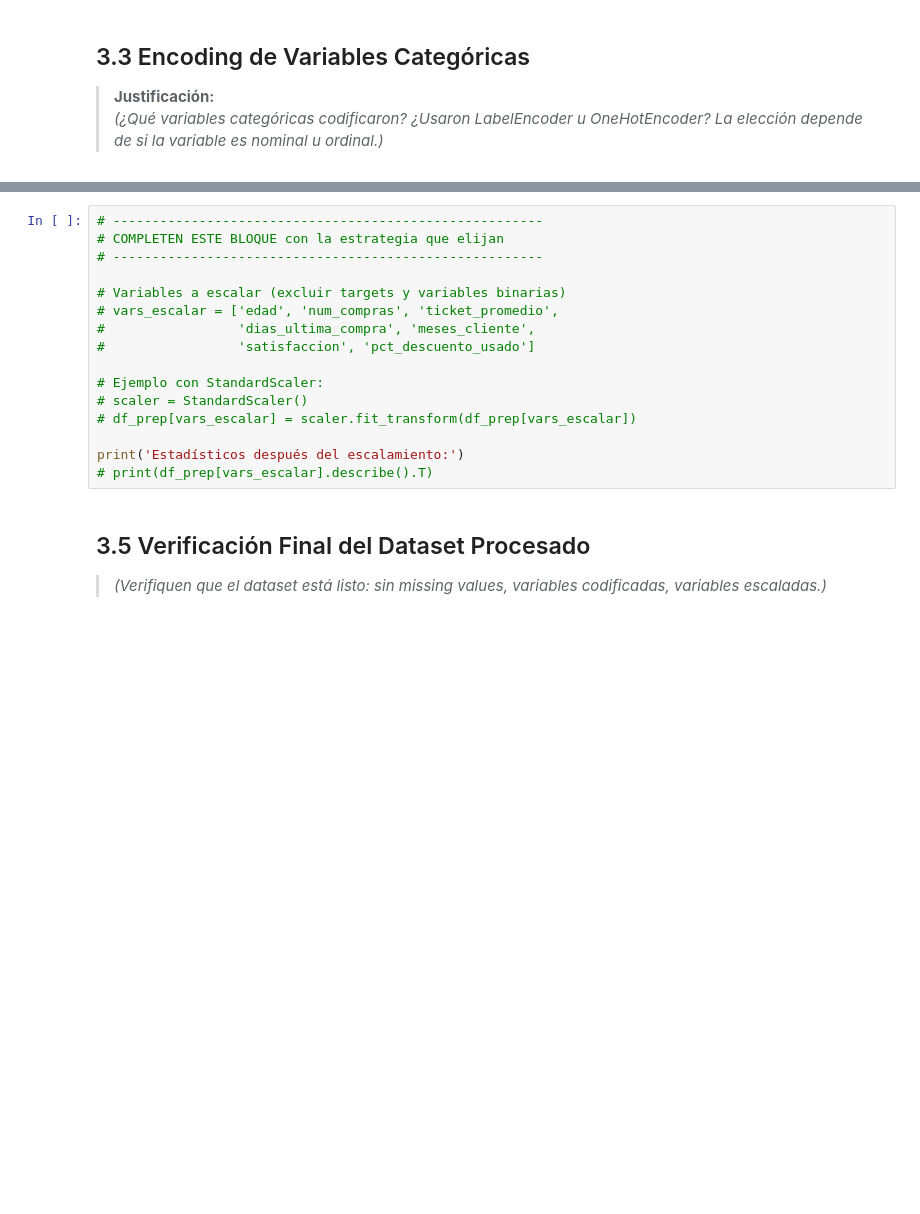
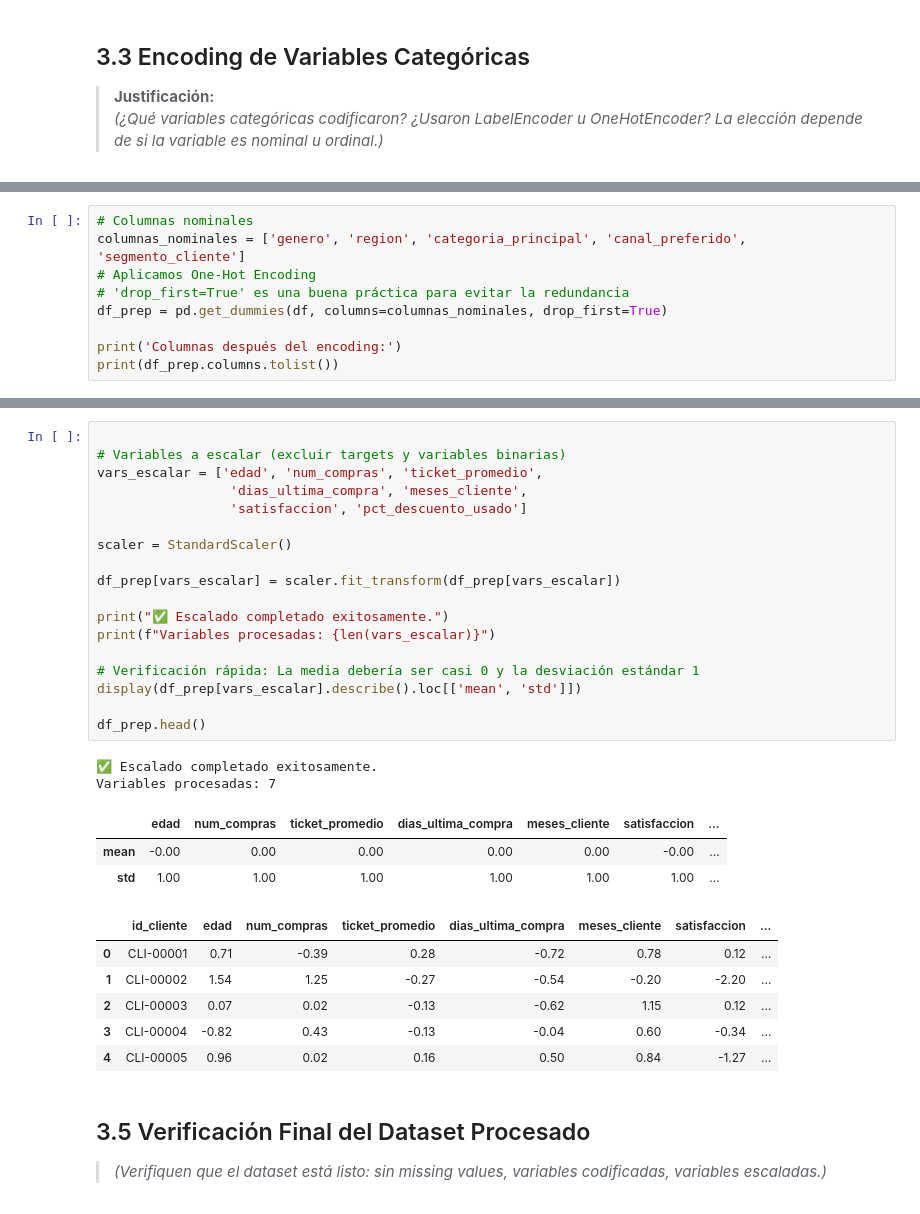
Before and after one commit to ChenteDUOC/Proyecto_Semestral_MACHINE_LEARNING, a Jupyter notebook: EP1_RetailSmart_Base.ipynb, the cells around one changed output, grey strips where cells are left out. Drawn from its saved outputs; the diff is of its cells as text; blank space fills up the shorter version.

```diff
--- a/EP1_RetailSmart_Base.ipynb
+++ b/EP1_RetailSmart_Base.ipynb
@@ -459,0 +452,9 @@ print(df_prep.columns.tolist())
+# %%
+# Columnas nominales
+columnas_nominales = ['genero', 'region', 'categoria_principal', 'canal_preferido', 'segmento_cliente']
+# Aplicamos One-Hot Encoding
+# 'drop_first=True' es una buena práctica para evitar la redundancia
+df_prep = pd.get_dummies(df, columns=columnas_nominales, drop_first=True)
+
+print('Columnas después del encoding:')
+print(df_prep.columns.tolist())
@@ -460,19 +469,33 @@ print(df_prep.columns.tolist())
 # %%
-# -------------------------------------------------------
-# COMPLETEN ESTE BLOQUE con la estrategia que elijan
-# -------------------------------------------------------
 
 # Variables a escalar (excluir targets y variables binarias)
-# vars_escalar = ['edad', 'num_compras', 'ticket_promedio',
-#                 'dias_ultima_compra', 'meses_cliente',
-#                 'satisfaccion', 'pct_descuento_usado']
+vars_escalar = ['edad', 'num_compras', 'ticket_promedio',
+                 'dias_ultima_compra', 'meses_cliente',
+                 'satisfaccion', 'pct_descuento_usado']
 
-# Ejemplo con StandardScaler:
-# scaler = StandardScaler()
-# df_prep[vars_escalar] = scaler.fit_transform(df_prep[vars_escalar])
+scaler = StandardScaler()
 
-print('Estadísticos después del escalamiento:')
-# print(df_prep[vars_escalar].describe().T)
+df_prep[vars_escalar] = scaler.fit_transform(df_prep[vars_escalar])
+
+print("✅ Escalado completado exitosamente.")
+print(f"Variables procesadas: {len(vars_escalar)}")
+
+# Verificación rápida: La media debería ser casi 0 y la desviación estándar 1
+display(df_prep[vars_escalar].describe().loc[['mean', 'std']])
+
+df_prep.head()
+# %% [output]
+✅ Escalado completado exitosamente.
+Variables procesadas: 7
+|  | edad | num_compras | ticket_promedio | dias_ultima_compra | meses_cliente | satisfaccion | ... |
+| mean | -0.00 | 0.00 | 0.00 | 0.00 | 0.00 | -0.00 | ... |
+| std | 1.00 | 1.00 | 1.00 | 1.00 | 1.00 | 1.00 | ... |
+|  | id_cliente | edad | num_compras | ticket_promedio | dias_ultima_compra | meses_cliente | satisfaccion | ... |
+| 0 | CLI-00001 | 0.71 | -0.39 | 0.28 | -0.72 | 0.78 | 0.12 | ... |
+| 1 | CLI-00002 | 1.54 | 1.25 | -0.27 | -0.54 | -0.20 | -2.20 | ... |
+| 2 | CLI-00003 | 0.07 | 0.02 | -0.13 | -0.62 | 1.15 | 0.12 | ... |
+| 3 | CLI-00004 | -0.82 | 0.43 | -0.13 | -0.04 | 0.60 | -0.34 | ... |
+| 4 | CLI-00005 | 0.96 | 0.02 | 0.16 | 0.50 | 0.84 | -1.27 | ... |
 # %% [markdown]
 ## 3.5 Verificación Final del Dataset Procesado
 
```
Also changed, not shown: parts of 12 cells of this notebook.
